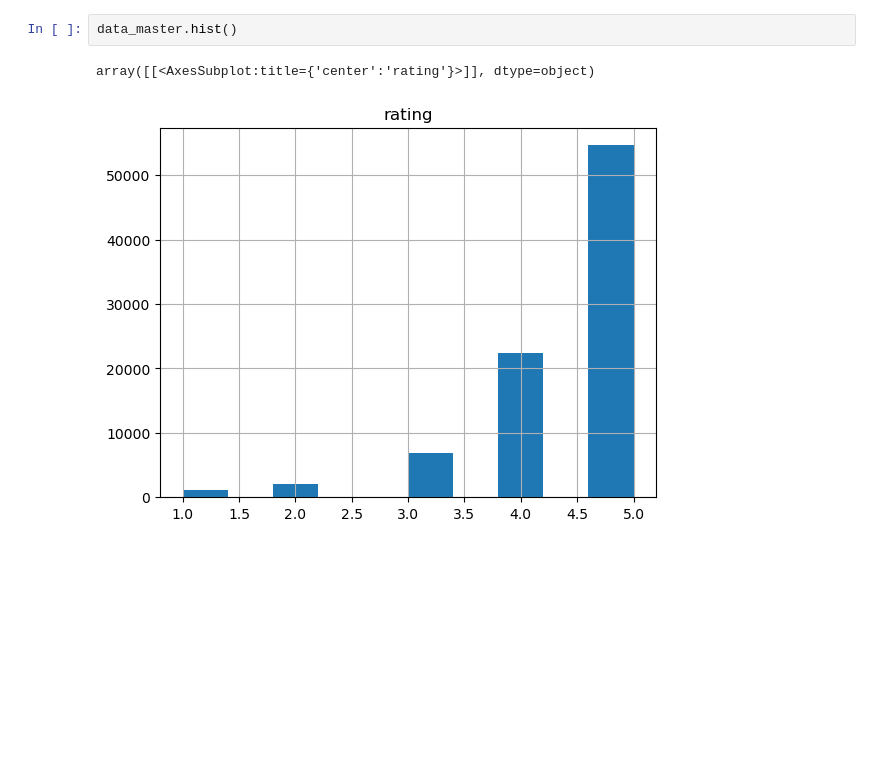
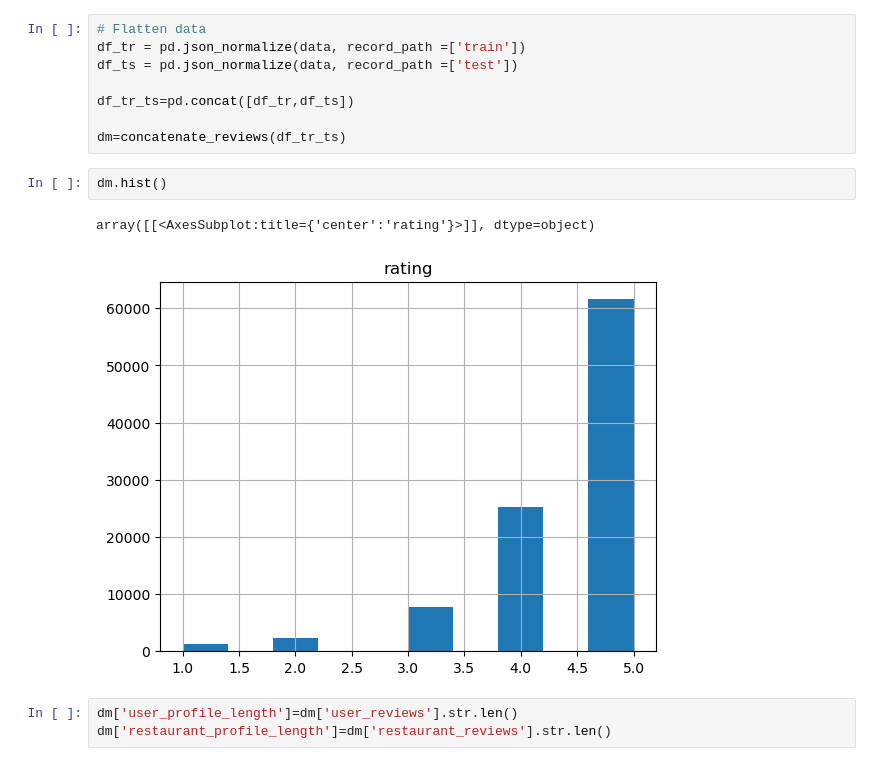
Before and after one commit to jiaxi312/text-based-recommendation-system, a Jupyter notebook: Restaurant Recommender System - Data Preprocessing.ipynb, the cells around one changed output. Cells and saved outputs as stored; diff of their text form; blank space fills up the shorter version.

```diff
--- a/Restaurant Recommender System - Data Preprocessing.ipynb
+++ b/Restaurant Recommender System - Data Preprocessing.ipynb
@@ -106,5 +56,16 @@ data_master
+# %%
+# Flatten data
+df_tr = pd.json_normalize(data, record_path =['train'])
+df_ts = pd.json_normalize(data, record_path =['test'])
+
+df_tr_ts=pd.concat([df_tr,df_ts])
+
+dm=concatenate_reviews(df_tr_ts)
 # %%
-data_master.hist()
+dm.hist()
 # %% [output]
 array([[<AxesSubplot:title={'center':'rating'}>]], dtype=object)
-[figure, old version]
+[figure, new version]
+# %%
+dm['user_profile_length']=dm['user_reviews'].str.len()
+dm['restaurant_profile_length']=dm['restaurant_reviews'].str.len()
```
Also changed, not shown: parts of 10 cells of this notebook.
